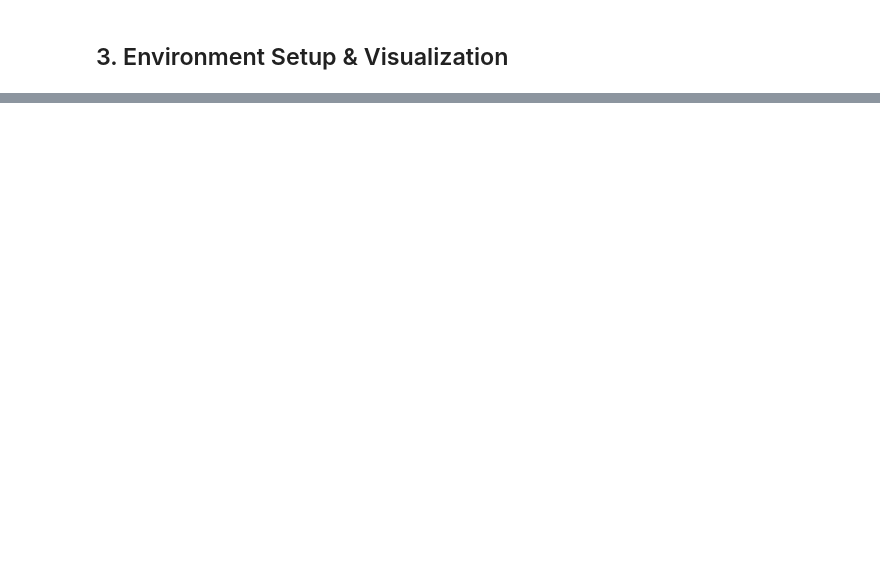
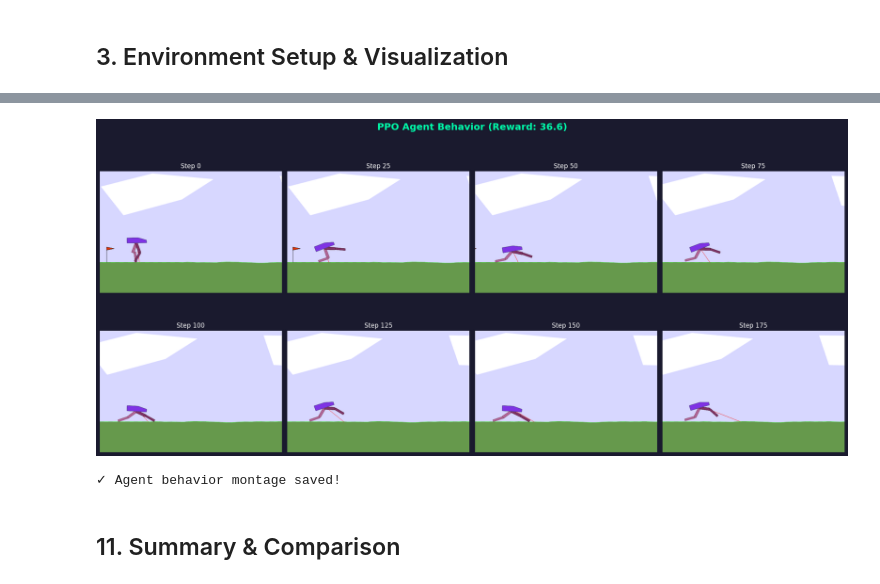
Before and after one commit to weeebdev/css706, a Jupyter notebook: p1/rl_training.ipynb, the cells around one changed output, grey strips where cells are left out. Drawn from its saved outputs; the diff is of its cells as text; code cells hidden in the pictures; blank space fills up the shorter version.

```diff
--- a/p1/rl_training.ipynb
+++ b/p1/rl_training.ipynb
@@ -111,0 +394,24 @@ print("✓ Environment preview saved!")
+# %%
+# Evaluate all trained models
+evaluation_results = {}
+n_eval_episodes = 10
+
+print("📊 Evaluating trained models...\n")
+
+for algo_name, model in trained_models.items():
+    eval_env = gym.make(env_id)
+
+    mean_reward, std_reward = evaluate_policy(
+        model, eval_env, n_eval_episodes=n_eval_episodes, deterministic=True
+    )
+
+    evaluation_results[algo_name] = {
+        'mean_reward': mean_reward,
+        'std_reward': std_reward
+    }
+
+    print(f"{algo_name:>5}: Mean Reward = {mean_reward:>8.2f} ± {std_reward:.2f}")
+
+    eval_env.close()
+
+print("\n✓ Evaluation complete!")
@@ -111,0 +495,25 @@ print("✓ Environment preview saved!")
+# %%
+# Create frame montage
+if len(frames) >= 4:
+    fig, axes = plt.subplots(2, 4, figsize=(20, 10))
+    fig.patch.set_facecolor('#1a1a2e')
+    fig.suptitle(f'{best_algo} Agent Behavior (Reward: {total_reward:.1f})',
+                 fontsize=18, fontweight='bold', color='#00ffaa')
+
+    for idx, ax in enumerate(axes.flat):
+        if idx < len(frames):
+            ax.imshow(frames[idx])
+            ax.set_title(f'Step {idx * 25}', fontsize=12, color='white')
+        ax.axis('off')
+
+    plt.tight_layout()
+    plt.savefig('agent_behavior.png', dpi=150, bbox_inches='tight', facecolor='#1a1a2e')
+    plt.show()
+    print("\n✓ Agent behavior montage saved!")
+else:
+    print("Not enough frames captured.")
+# %% [output]
+[figure, added]
+✓ Agent behavior montage saved!
+# %% [markdown]
+## 11. Summary & Comparison
```
Also changed, not shown: parts of 21 cells of this notebook, 13 other files.
